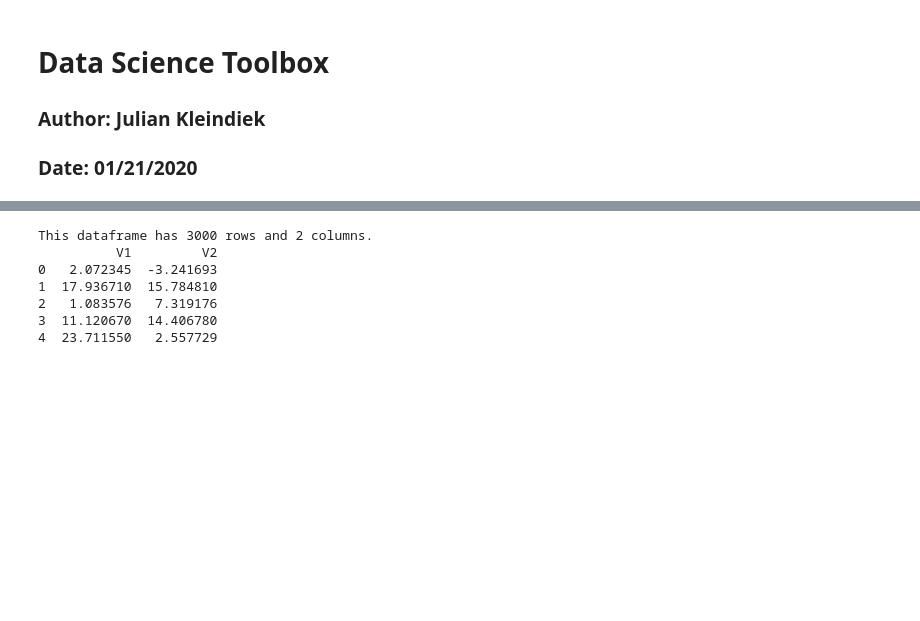
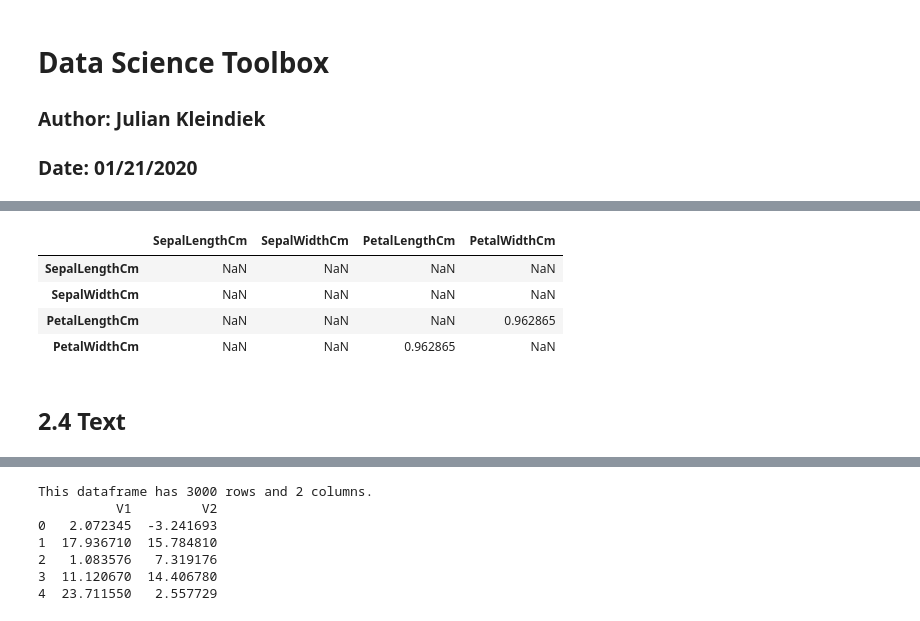
Before and after one commit to ju-kl/data-science-toolbox, a Jupyter notebook: DataScienceToolbox.ipynb, the cells around one changed output, grey strips where cells are left out. Cells and saved outputs as stored; diff of their text form; code cells hidden in the pictures; blank space fills up the shorter version.

```diff
--- a/DataScienceToolbox.ipynb
+++ b/DataScienceToolbox.ipynb
@@ -289,0 +237,15 @@ The resulting matrix looks like this:
+# %%
+# load data
+iris = load_iris()
+iris = pd.DataFrame(iris['data'], columns = ["SepalLengthCm", "SepalWidthCm", "PetalLengthCm", "PetalWidthCm"])
+
+# run correlation matrix
+iris.corr(method = "pearson")[(iris.corr(method = "pearson") > 0.9) & (iris.corr(method = "pearson") != 1)]
+# %% [output]
+|  | SepalLengthCm | SepalWidthCm | PetalLengthCm | PetalWidthCm |
+| SepalLengthCm | NaN | NaN | NaN | NaN |
+| SepalWidthCm | NaN | NaN | NaN | NaN |
+| PetalLengthCm | NaN | NaN | NaN | 0.962865 |
+| PetalWidthCm | NaN | NaN | 0.962865 | NaN |
+# %% [markdown]
+## 2.4 Text
```
Also changed, not shown: parts of 112 cells of this notebook, 1 other file.
